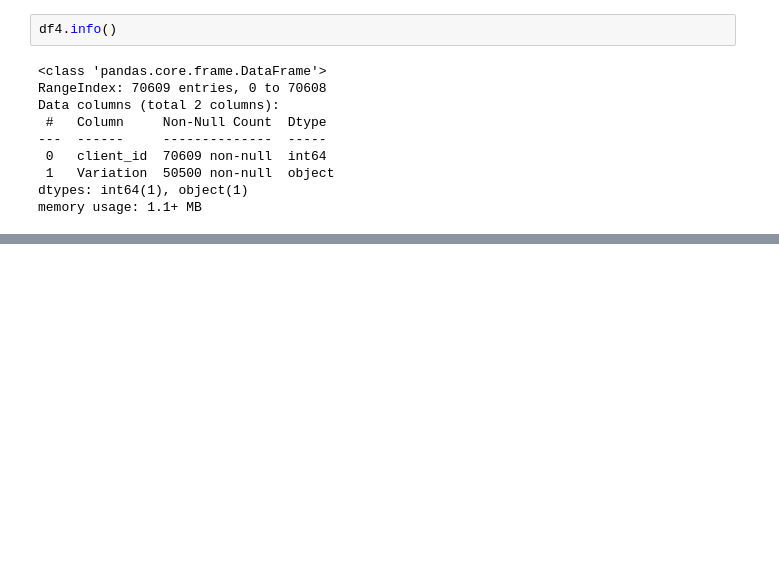
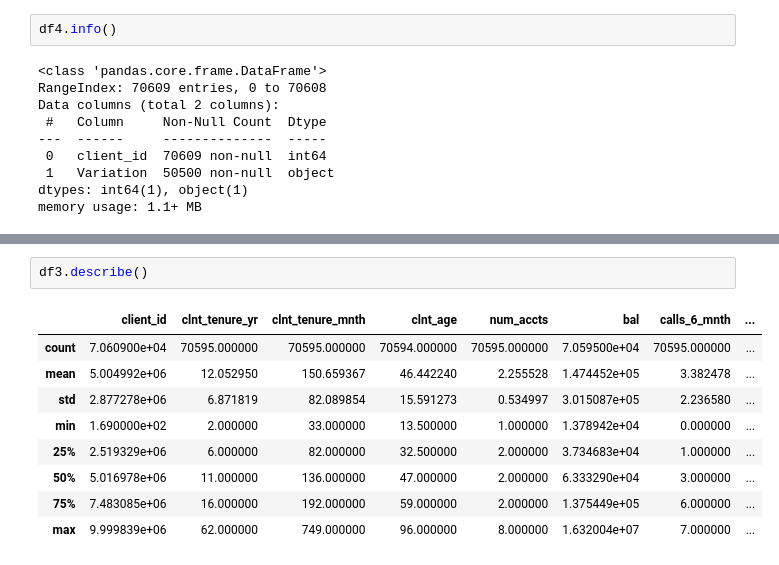
Before and after one commit to adrianbenitezrueda/ih-sp-ab-testing, a Jupyter notebook: data.ipynb, the cells around one changed output, grey strips where cells are left out. Cells and saved outputs as stored; diff of their text form; blank space fills up the shorter version.

```diff
--- a/data.ipynb
+++ b/data.ipynb
@@ -112,0 +212,12 @@ memory usage: 1.1+ MB
+# %%
+df3.describe()
+# %% [output]
+|  | client_id | clnt_tenure_yr | clnt_tenure_mnth | clnt_age | num_accts | bal | calls_6_mnth | ... |
+| count | 7.060900e+04 | 70595.000000 | 70595.000000 | 70594.000000 | 70595.000000 | 7.059500e+04 | 70595.000000 | ... |
+| mean | 5.004992e+06 | 12.052950 | 150.659367 | 46.442240 | 2.255528 | 1.474452e+05 | 3.382478 | ... |
+| std | 2.877278e+06 | 6.871819 | 82.089854 | 15.591273 | 0.534997 | 3.015087e+05 | 2.236580 | ... |
+| min | 1.690000e+02 | 2.000000 | 33.000000 | 13.500000 | 1.000000 | 1.378942e+04 | 0.000000 | ... |
+| 25% | 2.519329e+06 | 6.000000 | 82.000000 | 32.500000 | 2.000000 | 3.734683e+04 | 1.000000 | ... |
+| 50% | 5.016978e+06 | 11.000000 | 136.000000 | 47.000000 | 2.000000 | 6.333290e+04 | 3.000000 | ... |
+| 75% | 7.483085e+06 | 16.000000 | 192.000000 | 59.000000 | 2.000000 | 1.375449e+05 | 6.000000 | ... |
+| max | 9.999839e+06 | 62.000000 | 749.000000 | 96.000000 | 8.000000 | 1.632004e+07 | 7.000000 | ... |
```
Also changed, not shown: parts of 16 cells of this notebook.
